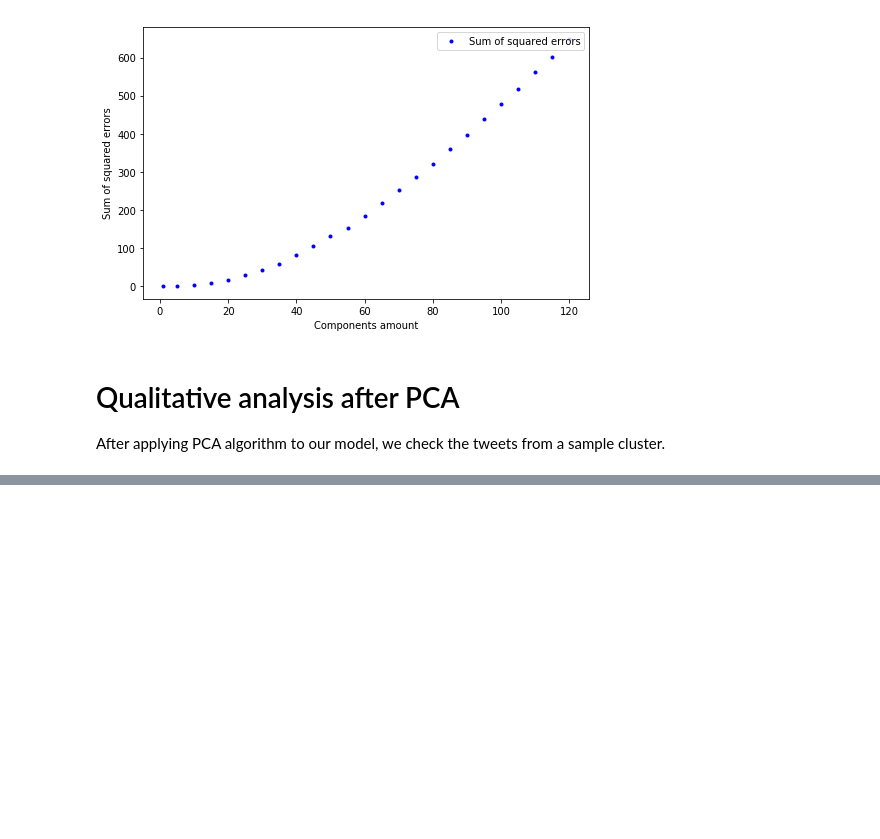
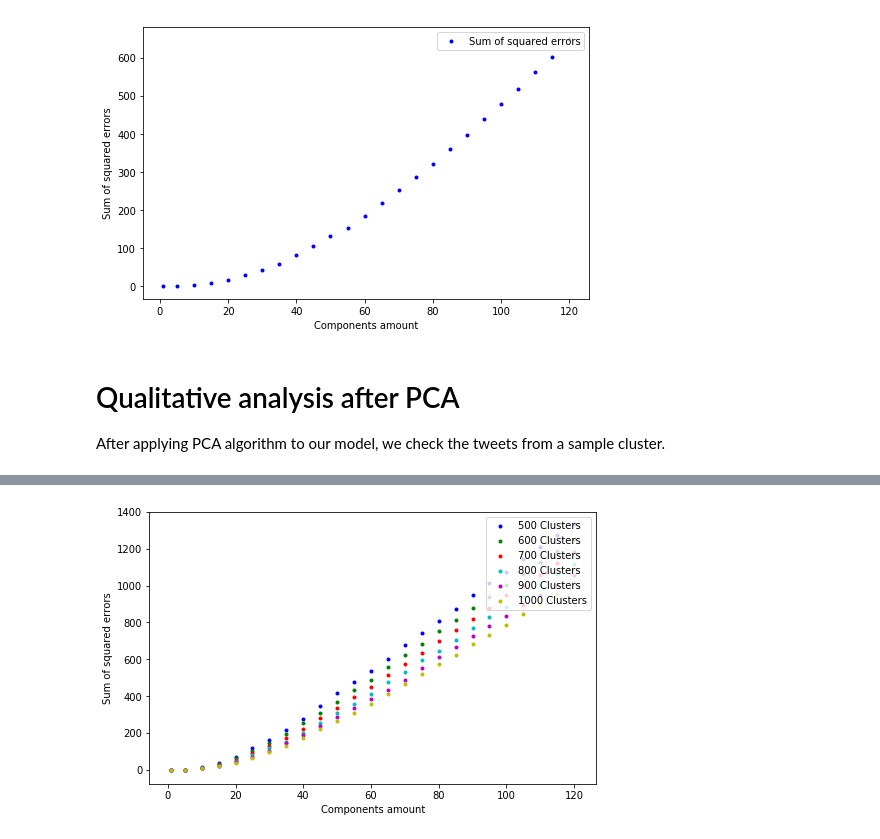
Before and after one commit to ignacioespinoso/Machine-Learning, a Jupyter notebook: proj3/k-means-cluster.ipynb, the cells around one changed output, grey strips where cells are left out. Saved outputs shown, nothing was run; the diff lists cells and outputs as text; code cells hidden in the pictures; blank space fills up the shorter version.

```diff
--- a/proj3/k-means-cluster.ipynb
+++ b/proj3/k-means-cluster.ipynb
@@ -432,0 +601,16 @@ print(cluster_map_5[cluster_map_5.cluster == random_cluster])
+# %%
+plt.figure(figsize=(8,5))
+
+plt.scatter(x1, y1_sse, c='b', marker='.', label='500 Clusters')
+plt.scatter(x2, y2_sse, c='g', marker='.', label='600 Clusters')
+plt.scatter(x3, y3_sse, c='r', marker='.', label='700 Clusters')
+plt.scatter(x4, y4_sse, c='c', marker='.', label='800 Clusters')
+plt.scatter(x5, y5_sse, c='m', marker='.', label='900 Clusters')
+plt.scatter(x6, y6_sse, c='y', marker='.', label='1000 Clusters')
+
+plt.legend(loc='upper right')
+plt.xlabel("Components amount")
+plt.ylabel("Sum of squared errors")
+plt.show()
+# %% [output]
+[figure, added]
```
Also changed, not shown: parts of 15 cells of this notebook, 11 other files.
